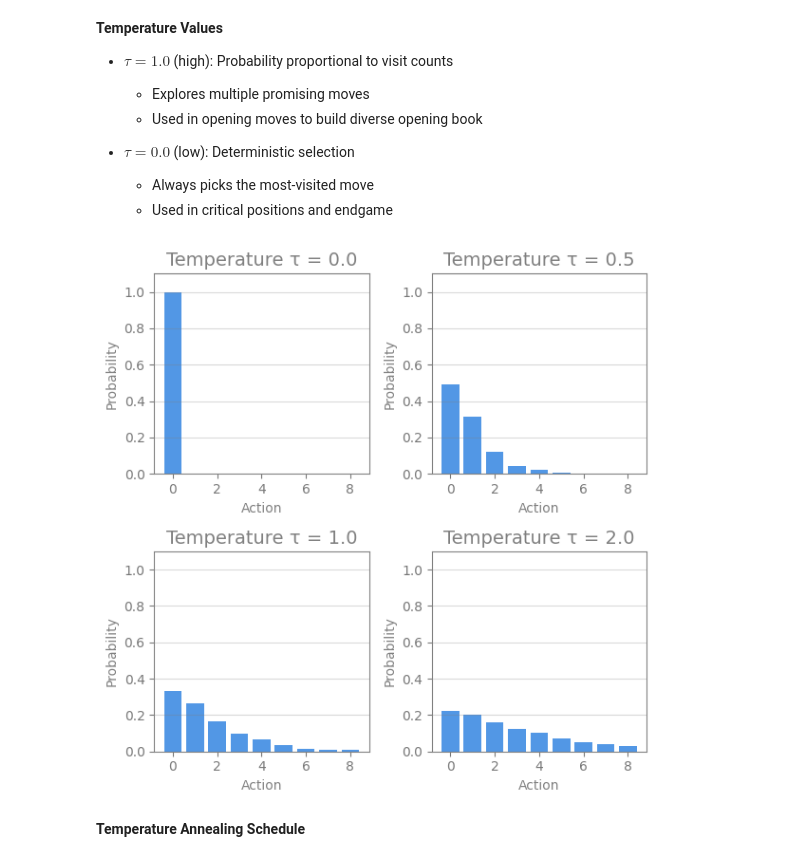
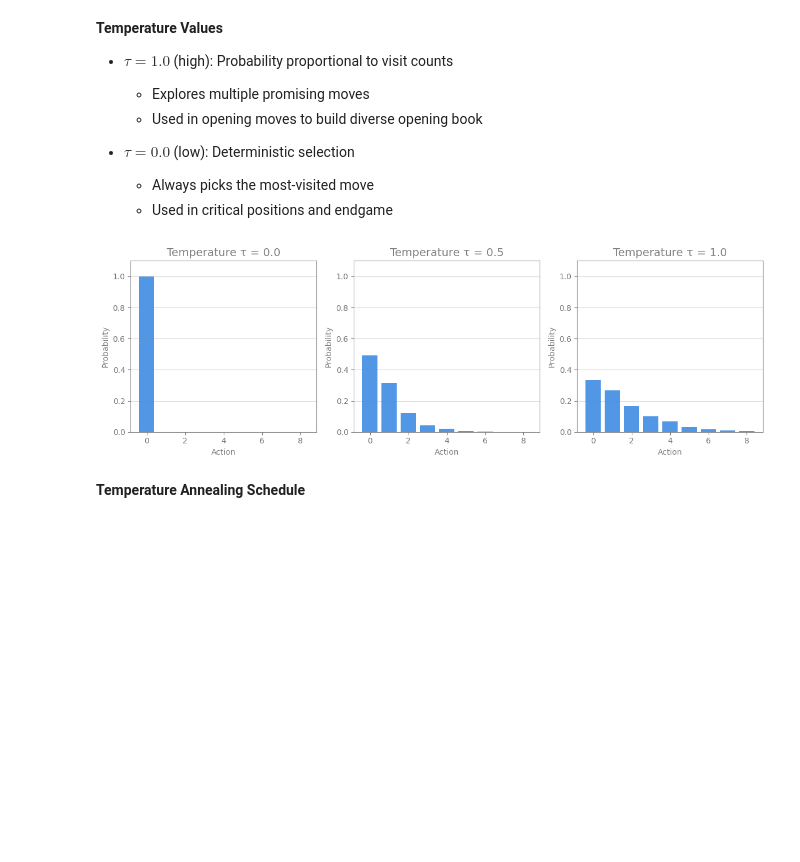
Before and after one commit to nottherealsanta/alpha-toe, a Jupyter notebook: teach/notebooks/self_play.ipynb, the cells around one changed output. Saved outputs shown, nothing was run; the diff lists cells and outputs as text; code cells hidden in the pictures; blank space fills up the shorter version.

```diff
--- a/teach/notebooks/self_play.ipynb
+++ b/teach/notebooks/self_play.ipynb
@@ -463,36 +465,36 @@ def apply_temperature(visit_counts, temperature):
         return probs
     else:
         # Softmax with temperature
         counts_temp = visit_counts ** (1.0 / temperature)
         return counts_temp / np.sum(counts_temp)
 
 
 # Compare different temperatures
-temperatures = [0.0, 0.5, 1.0, 2.0]
-fig, axes = plt.subplots(2, 2, figsize=(6, 6))
+temperatures = [0.0, 0.5, 1.0]
+fig, axes = plt.subplots(1, 3, figsize=(12, 4))
 axes = axes.flatten()
 
 fig.patch.set_facecolor("none")
 for idx, temp in enumerate(temperatures):
     probs = apply_temperature(visit_counts, temp)
     axes[idx].bar(actions, probs, color="#096bda", alpha=0.7)
     axes[idx].set_title(f"Temperature τ = {temp}", fontsize=14, color="#808080")
     axes[idx].set_xlabel("Action", color="#808080")
     axes[idx].set_ylabel("Probability", color="#808080")
     axes[idx].set_ylim(0, 1.1)
     axes[idx].grid(axis="y", alpha=0.3, color="#808080")
     axes[idx].spines["bottom"].set_color("#808080")
     axes[idx].spines["top"].set_color("#808080")
     axes[idx].spines["left"].set_color("#808080")
     axes[idx].spines["right"].set_color("#808080")
     axes[idx].set_facecolor("none")
     axes[idx].tick_params(colors="#777777", which="both")
 
 fig.set_alpha(0)
 plt.tight_layout()
 plt.show()
 # %% [output]
-[figure, old version]
+[figure, new version]
 # %% [markdown]
 **Temperature Annealing Schedule**
 # %%
```
Also changed, not shown: parts of 4 cells of this notebook, 1 other file.
